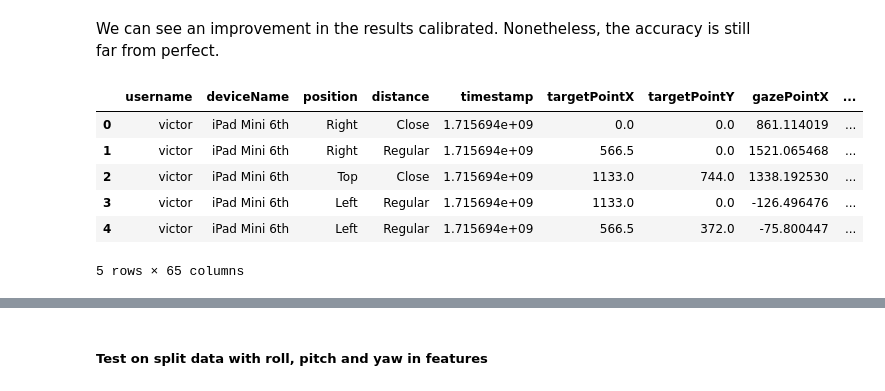
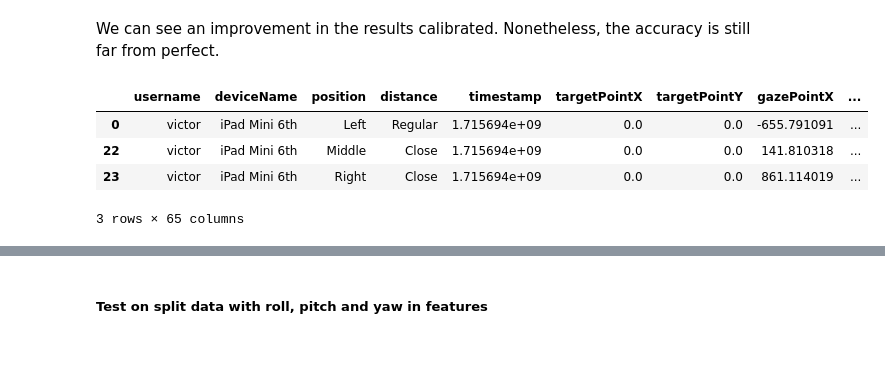
Before and after one commit to VictorSchneuwly/eyetracker, a Jupyter notebook: Notebooks/calibrators_test.ipynb, the cells around one changed output, grey strips where cells are left out. Cells and saved outputs as stored; diff of their text form; code cells hidden in the pictures; blank space fills up the shorter version.

```diff
--- a/Notebooks/calibrators_test.ipynb
+++ b/Notebooks/calibrators_test.ipynb
@@ -193,7 +180,7 @@ print("Label Distribution:", label_distribution)
 
 # It's important that no label has too few samples to be split correctly
 # Adjust `min_count` based on your data size and the results of the distribution printout
-min_count = 2
+min_count = 3
 valid_indices = [
     i
     for i, label in enumerate(stratify_labels)
@@ -206,7 +193,7 @@ filtered_labels = [stratify_labels[i] for i in valid_indices]
 
 # Split data using train_test_split from scikit-learn, stratifying by the filtered labels
 train_data, test_data = train_test_split(
-    filtered_data, test_size=0.25, stratify=filtered_labels, random_state=42
+    filtered_data, test_size=0.3, stratify=filtered_labels, random_state=42
 )
 
 # Create the df for later
@@ -264,27 +274,29 @@ Nonetheless, the accuracy is still far from perfect.
 # %%
 new_columns = test_df.apply(
     lambda row: split_lrc.calibrate(
         list((row["gazePointX"], row["gazePointY"]))
         + list(extract_face_transform(row).flatten())
     ),
     axis=1,
     result_type="expand",
 )
 
 # Assign new column names to the resulting DataFrame
 new_columns.columns = ["calibratedPointX", "calibratedPointY"]
 
 split_lrc_df = pd.concat([test_df, new_columns], axis=1)
 
-display(split_lrc_df.head())
+display(
+    split_lrc_df[
+        (split_lrc_df["targetPointX"] == 0) & (split_lrc_df["targetPointY"] == 0)
+    ]
+)
 # %% [output]
 |  | username | deviceName | position | distance | timestamp | targetPointX | targetPointY | gazePointX | ... |
-| 0 | victor | iPad Mini 6th | Right | Close | 1.715694e+09 | 0.0 | 0.0 | 861.114019 | ... |
-| 1 | victor | iPad Mini 6th | Right | Regular | 1.715694e+09 | 566.5 | 0.0 | 1521.065468 | ... |
-| 2 | victor | iPad Mini 6th | Top | Close | 1.715694e+09 | 1133.0 | 744.0 | 1338.192530 | ... |
-| 3 | victor | iPad Mini 6th | Left | Regular | 1.715694e+09 | 1133.0 | 0.0 | -126.496476 | ... |
-| 4 | victor | iPad Mini 6th | Left | Regular | 1.715694e+09 | 566.5 | 372.0 | -75.800447 | ... |
+| 0 | victor | iPad Mini 6th | Left | Regular | 1.715694e+09 | 0.0 | 0.0 | -655.791091 | ... |
+| 22 | victor | iPad Mini 6th | Middle | Close | 1.715694e+09 | 0.0 | 0.0 | 141.810318 | ... |
+| 23 | victor | iPad Mini 6th | Right | Close | 1.715694e+09 | 0.0 | 0.0 | 861.114019 | ... |
-5 rows × 65 columns
+3 rows × 65 columns
 # %%
 show_subplots(split_lrc_df, with_calib=True)
 # %% [output]
```
Also changed, not shown: parts of 38 cells of this notebook.
